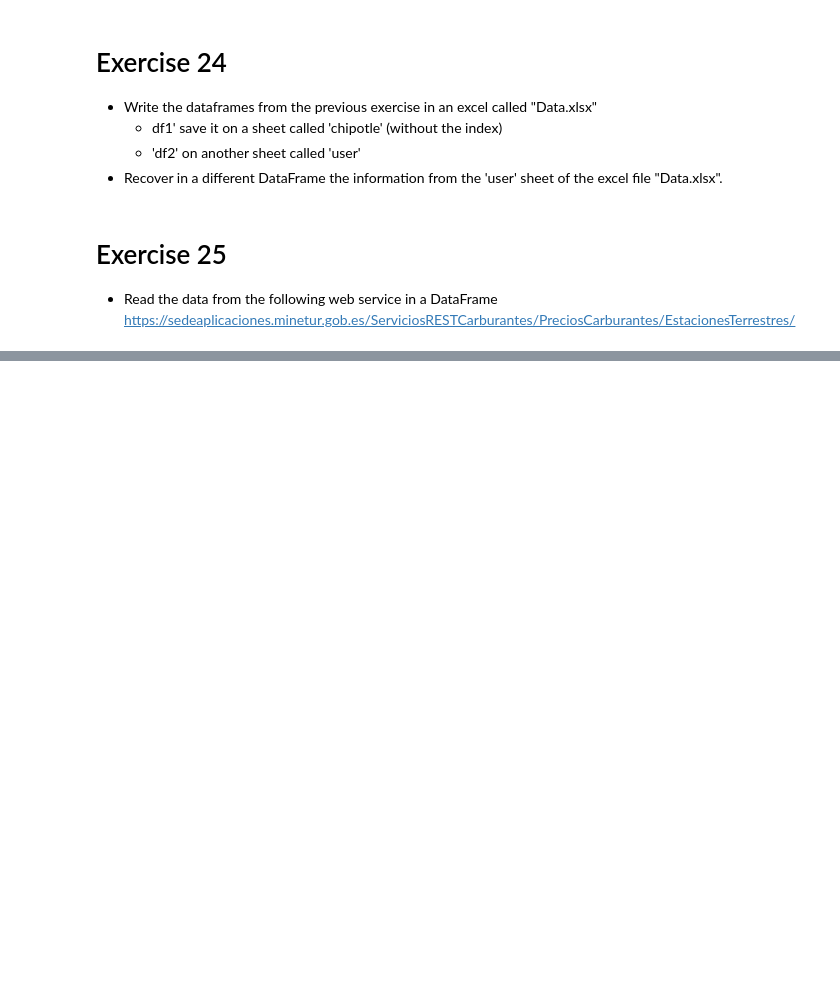
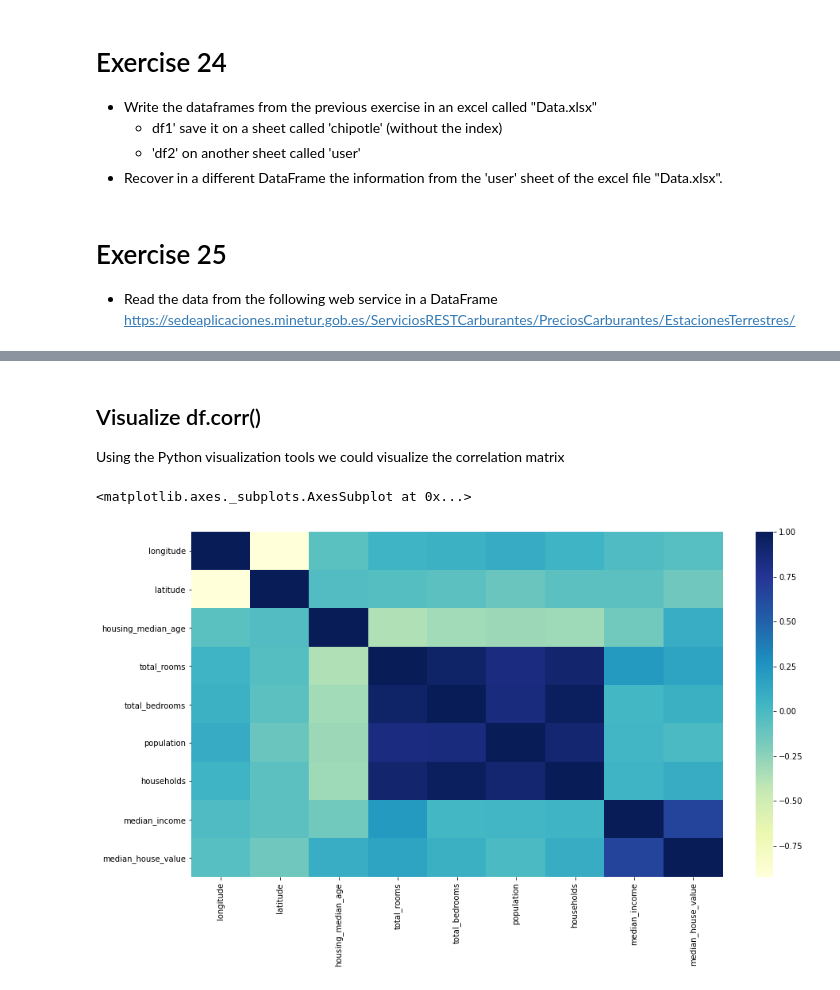
Before and after one commit to KayKozaronek/03_Courses, a Jupyter notebook: Reading_Writing_data.ipynb, the cells around one changed output, grey strips where cells are left out. Saved outputs shown, nothing was run; the diff lists cells and outputs as text; code cells hidden in the pictures; blank space fills up the shorter version.

```diff
--- a/Reading_Writing_data.ipynb
+++ b/Reading_Writing_data.ipynb
@@ -246,0 +251,8 @@ https://sedeaplicaciones.minetur.gob.es/ServiciosRESTCarburantes/PreciosCarburan
+# %%
+import pandas as pd
+import os
+
+os.chdir("/content/sample_data")
+
+dataframe = pd.read_csv("california_housing_test.csv")
+dataframe.shape
@@ -246,0 +419,17 @@ https://sedeaplicaciones.minetur.gob.es/ServiciosRESTCarburantes/PreciosCarburan
+# %% [markdown]
+## Visualize df.corr()
+Using the Python visualization tools we could visualize the correlation matrix
+# %%
+from matplotlib import pyplot as plt
+import seaborn as sns
+
+plt.figure(figsize=(15,8))
+
+corr = dataframe.corr()
+sns.heatmap(corr,
+            xticklabels = corr.columns,
+            yticklabels = corr.columns,
+            cmap="YlGnBu")
+# %% [output]
+<matplotlib.axes._subplots.AxesSubplot at 0x...>
+[figure, added]
```
Also changed, not shown: parts of 67 cells of this notebook.
